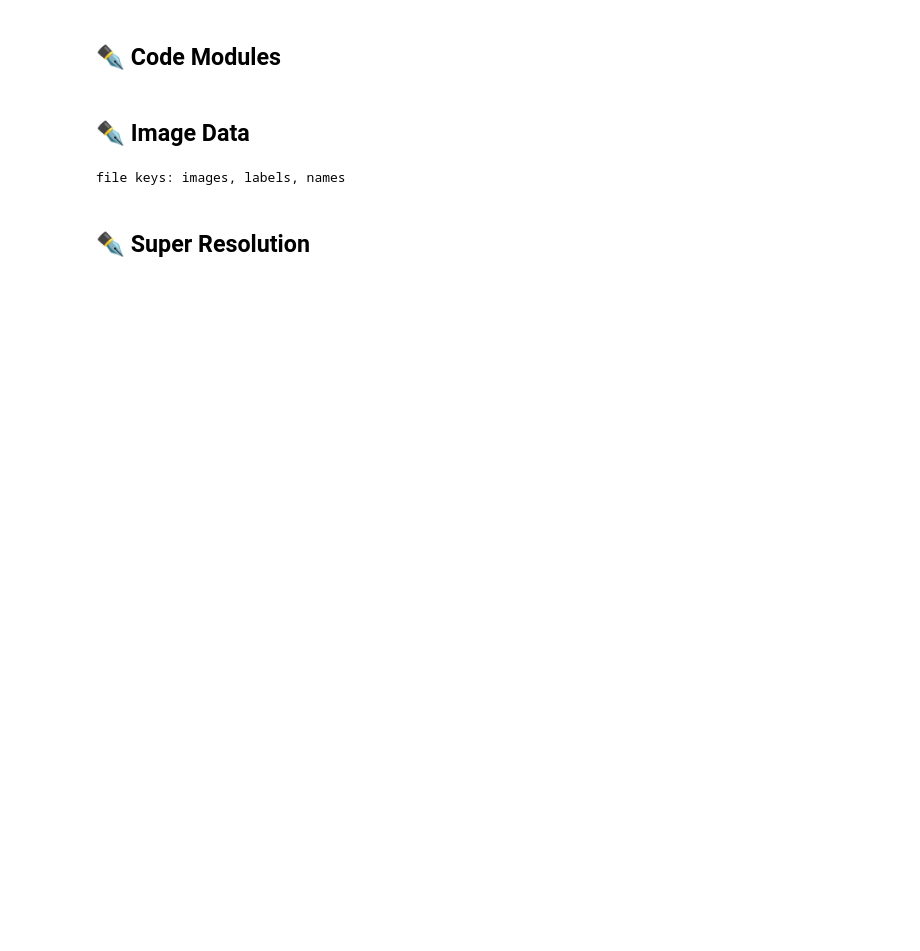
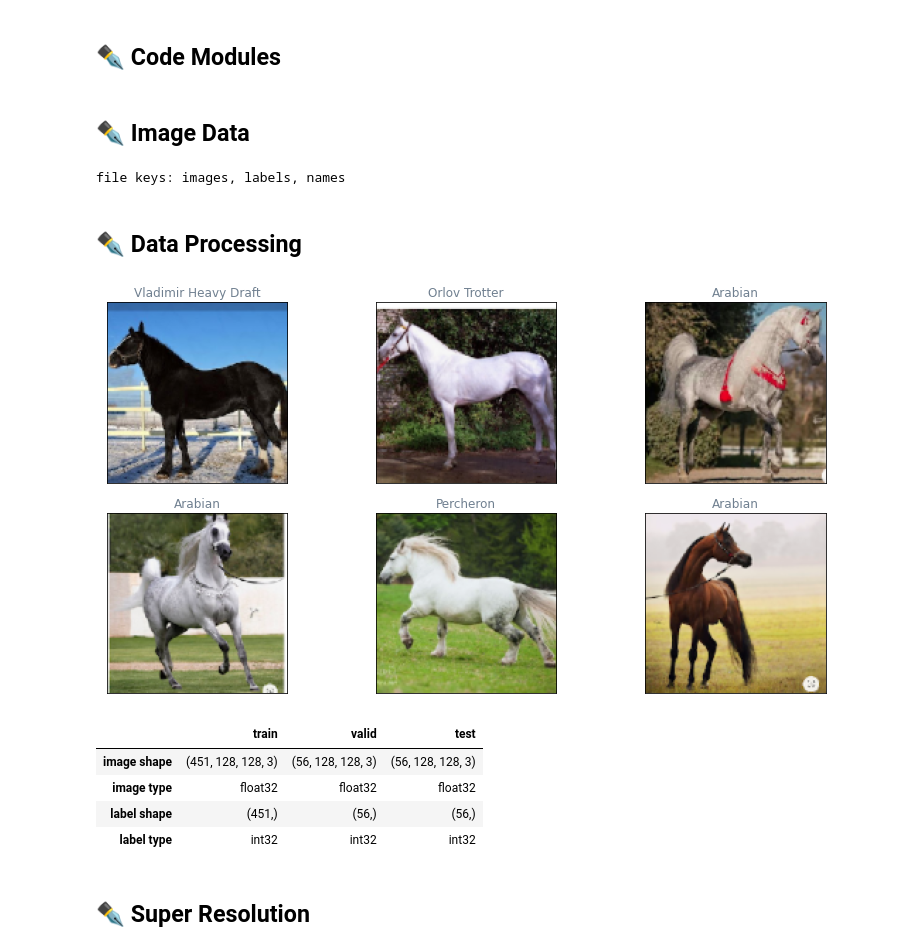
Before and after one commit to OlgaBelitskaya/colab_notebooks, a Jupyter notebook: tensorflow_cookbook8.ipynb, the cells around one changed output. Cells and saved outputs as stored; diff of their text form; code cells hidden in the pictures; blank space fills up the shorter version.

```diff
--- a/tensorflow_cookbook8.ipynb
+++ b/tensorflow_cookbook8.ipynb
@@ -29,6 +29,39 @@ def get_data(file_path,file_name,img_size):
 images,labels,names=get_data(file_path,file_name,img_size)
 # %% [output]
 file keys: images, labels, names
+# %% [markdown]
+## ✒️ Data Processing
+# %%
+N=labels.shape[0]; n=int(.1*N)
+num_classes=len(names); start=int(100)
+shuffle_ids=np.arange(N)
+np.random.RandomState(12).shuffle(shuffle_ids)
+images=images[shuffle_ids]; labels=labels[shuffle_ids]
+x_test,x_valid,x_train=images[:n],images[n:2*n],images[2*n:]
+y_test,y_valid,y_train=labels[:n],labels[n:2*n],labels[2*n:]
+df=pd.DataFrame(
+    [[x_train.shape,x_valid.shape,x_test.shape],
+     [x_train.dtype,x_valid.dtype,x_test.dtype],
+     [y_train.shape,y_valid.shape,y_test.shape],
+     [y_train.dtype,y_valid.dtype,y_test.dtype]],
+    columns=['train','valid','test'],
+    index=['image shape','image type','label shape','label type'])
+def display_imgs(images,labels,names,start):
+    fig=pl.figure(figsize=(12,6)); n=np.random.randint(0,start-1)
+    for i in range(n,n+6):
+        ax=fig.add_subplot(2,3,i-n+1,xticks=[],yticks=[])
+        ax.set_title(
+            names[labels[i]],color='slategray',fontdict={'fontsize':'large'})
+        ax.imshow((images[i]))
+    pl.tight_layout(); pl.show()
+display_imgs(images,labels,names,start); display(df)
+# %% [output]
+[figure, added]
+|  | train | valid | test |
+| image shape | (451, 128, 128, 3) | (56, 128, 128, 3) | (56, 128, 128, 3) |
+| image type | float32 | float32 | float32 |
+| label shape | (451,) | (56,) | (56,) |
+| label type | int32 | int32 | int32 |
 # %% [markdown]
 ## ✒️ Super Resolution
 # %%
```
Also changed, not shown: parts of 4 cells of this notebook, 1 other file.
